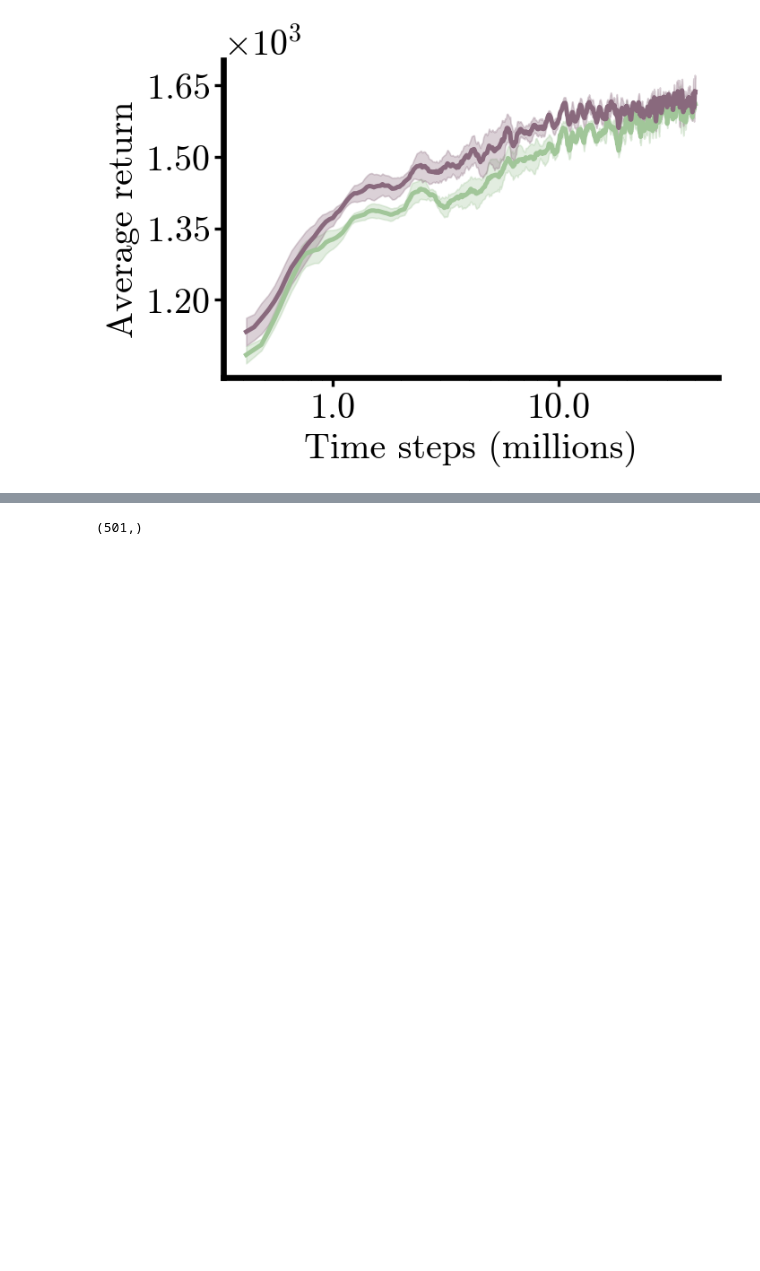
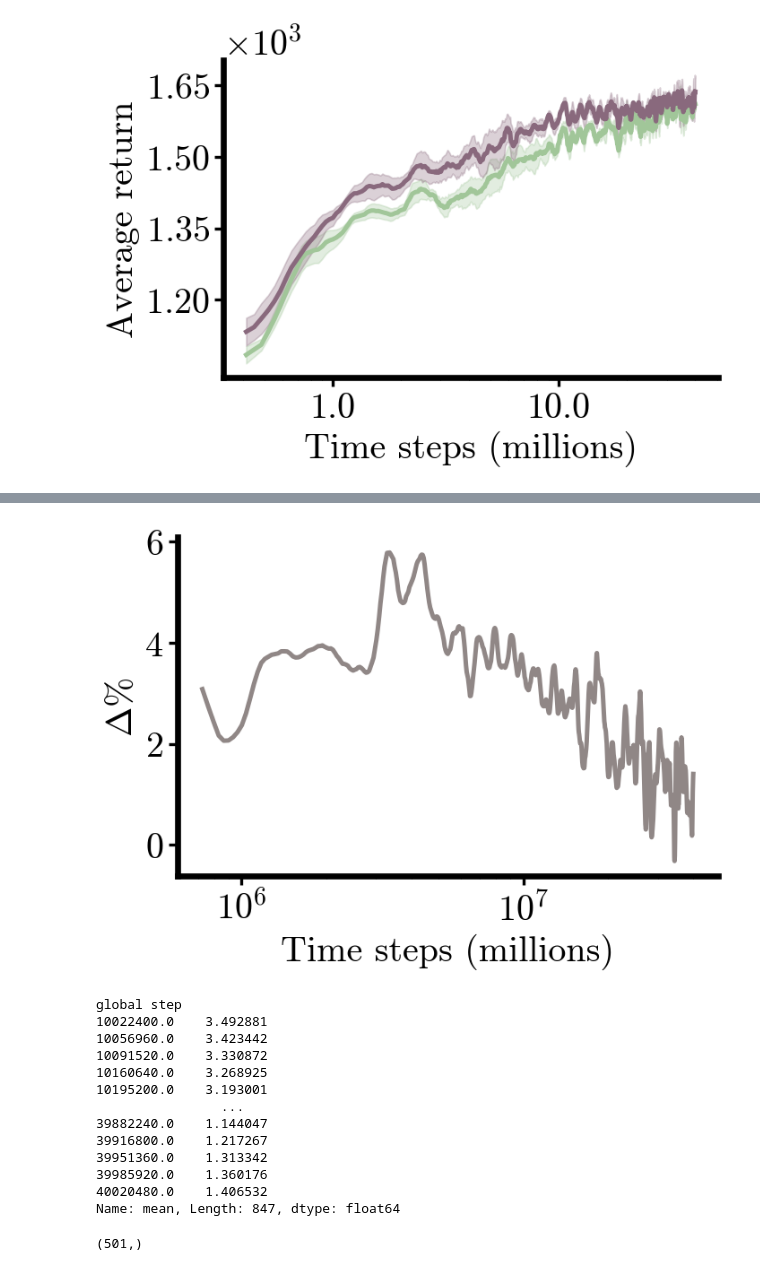
Before and after one commit to BartvLaatum/GreenLightGym, a Jupyter notebook: greenlight_gym/visualisations/rollout_reward.ipynb, the cells around one changed output, grey strips where cells are left out. Saved outputs shown, nothing was run; the diff lists cells and outputs as text; code cells hidden in the pictures; blank space fills up the shorter version.

```diff
--- a/greenlight_gym/visualisations/rollout_reward.ipynb
+++ b/greenlight_gym/visualisations/rollout_reward.ipynb
@@ -382,3 +382,13 @@ seeds_dfs = compute_stats(dfs, rolling_window_size=10)
 plot_learning_curve(seeds_dfs, labels, colors)
 # %% [output]
 [figure]
+# %%
+# Calculate the percentual difference between 1607 and 1629
+initial_value = 1607
+final_value = 1629
+
+def percentual_difference(initial_value, final_value):
+    return ((final_value - initial_value) / initial_value) * 100
+
+delta = ((final_value - initial_value) / initial_value) * 100
+delta
@@ -385,3 +417,34 @@ plot_learning_curve(seeds_dfs, labels, colors)
+# %%
+delta = percentual_difference(seeds_dfs[0]['mean'], seeds_dfs[1]['mean'])
+
+# interpolate the missing values
+delta = delta.interpolate().rolling(10).mean()
+
+fig, ax = plt.subplots(dpi=120)
+ax.plot(delta, color=cm.tokyoS(2))
+ax.set_xlabel('Time steps (millions)')
+ax.set_ylabel(r'$\Delta \%$')
+ax.set_xscale('log')
+fig.tight_layout()
+# fig.savefig('convergence-seeds-difference-xlog.svg')
+plt.show()
+
+delta[delta.index >10e6]
+# %% [output]
+[figure, added]
+global step
+10022400.0    3.492881
+10056960.0    3.423442
+10091520.0    3.330872
+10160640.0    3.268925
+10195200.0    3.193001
+                ...
+39882240.0    1.144047
+39916800.0    1.217267
+39951360.0    1.313342
+39985920.0    1.360176
+40020480.0    1.406532
+Name: mean, Length: 847, dtype: float64
 # %%
 np.arange(501).shape
 # %% [output]
```
Also changed, not shown: parts of 13 cells of this notebook, 9 other files.
